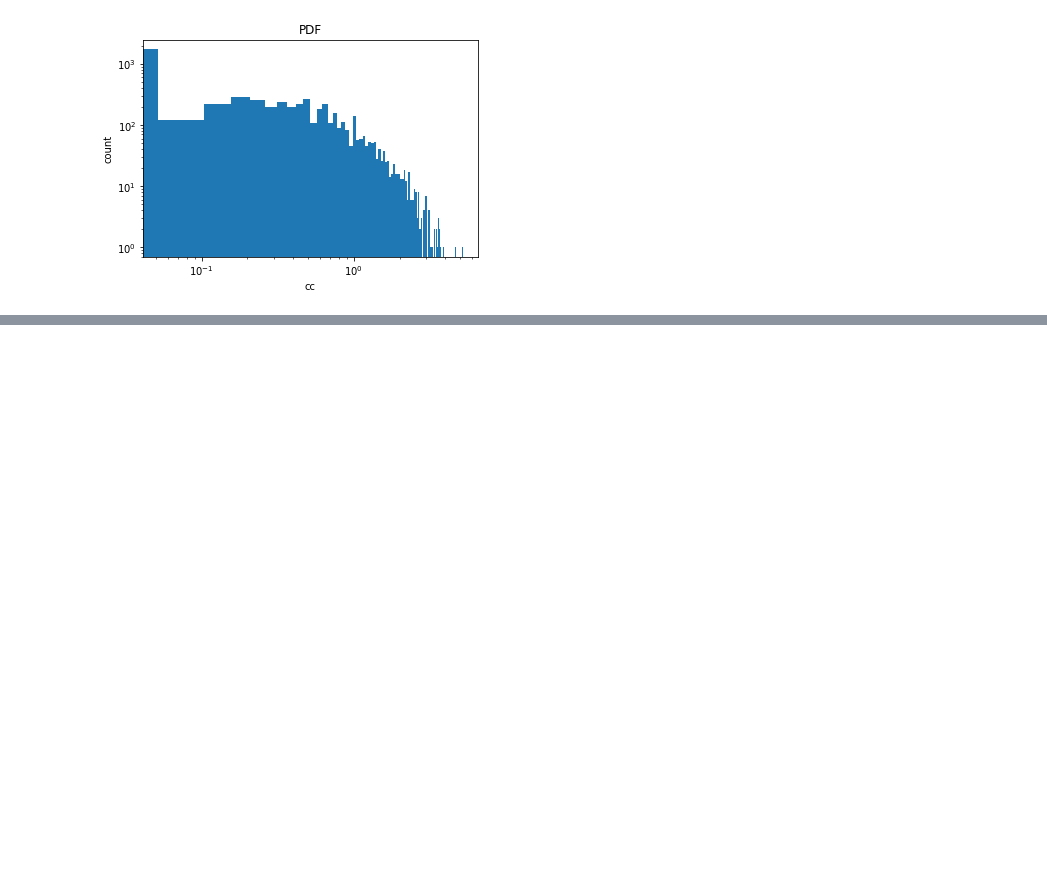
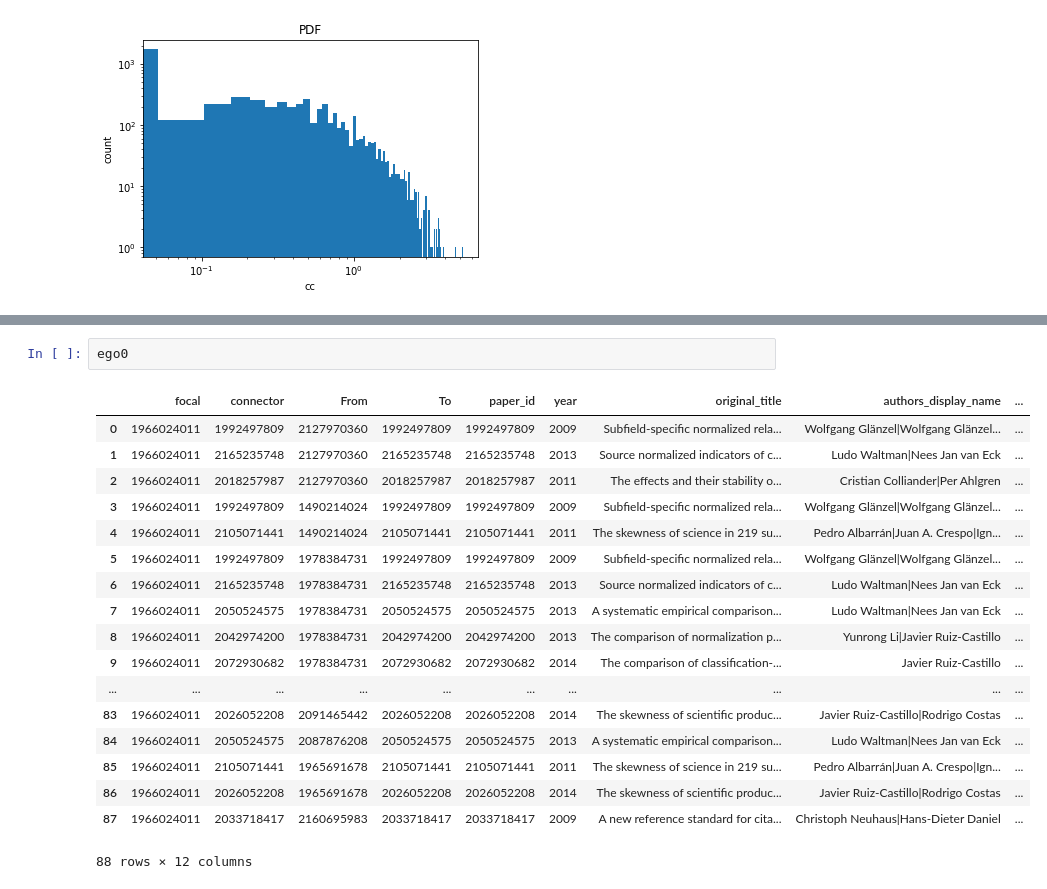
Before and after one commit to iuni-cadre/BetaDemoCode, a Jupyter notebook: demo_04.ipynb, the cells around one changed output, grey strips where cells are left out. Drawn from its saved outputs; the diff is of its cells as text; blank space fills up the shorter version.

```diff
--- a/demo_04.ipynb
+++ b/demo_04.ipynb
@@ -248,0 +281,21 @@ ego.describe().filter(sql.col("summary") == "count").show(20)
+# %%
+ego0
+# %% [output]
+|  | focal | connector | From | To | paper_id | year | original_title | authors_display_name | ... |
+| 0 | 1966024011 | 1992497809 | 2127970360 | 1992497809 | 1992497809 | 2009 | Subfield-specific normalized rela... | Wolfgang Glänzel|Wolfgang Glänzel... | ... |
+| 1 | 1966024011 | 2165235748 | 2127970360 | 2165235748 | 2165235748 | 2013 | Source normalized indicators of c... | Ludo Waltman|Nees Jan van Eck | ... |
+| 2 | 1966024011 | 2018257987 | 2127970360 | 2018257987 | 2018257987 | 2011 | The effects and their stability o... | Cristian Colliander|Per Ahlgren | ... |
+| 3 | 1966024011 | 1992497809 | 1490214024 | 1992497809 | 1992497809 | 2009 | Subfield-specific normalized rela... | Wolfgang Glänzel|Wolfgang Glänzel... | ... |
+| 4 | 1966024011 | 2105071441 | 1490214024 | 2105071441 | 2105071441 | 2011 | The skewness of science in 219 su... | Pedro Albarrán|Juan A. Crespo|Ign... | ... |
+| 5 | 1966024011 | 1992497809 | 1978384731 | 1992497809 | 1992497809 | 2009 | Subfield-specific normalized rela... | Wolfgang Glänzel|Wolfgang Glänzel... | ... |
+| 6 | 1966024011 | 2165235748 | 1978384731 | 2165235748 | 2165235748 | 2013 | Source normalized indicators of c... | Ludo Waltman|Nees Jan van Eck | ... |
+| 7 | 1966024011 | 2050524575 | 1978384731 | 2050524575 | 2050524575 | 2013 | A systematic empirical comparison... | Ludo Waltman|Nees Jan van Eck | ... |
+| 8 | 1966024011 | 2042974200 | 1978384731 | 2042974200 | 2042974200 | 2013 | The comparison of normalization p... | Yunrong Li|Javier Ruiz-Castillo | ... |
+| 9 | 1966024011 | 2072930682 | 1978384731 | 2072930682 | 2072930682 | 2014 | The comparison of classification-... | Javier Ruiz-Castillo | ... |
+| ... | ... | ... | ... | ... | ... | ... | ... | ... | ... |
+| 83 | 1966024011 | 2026052208 | 2091465442 | 2026052208 | 2026052208 | 2014 | The skewness of scientific produc... | Javier Ruiz-Castillo|Rodrigo Costas | ... |
+| 84 | 1966024011 | 2050524575 | 2087876208 | 2050524575 | 2050524575 | 2013 | A systematic empirical comparison... | Ludo Waltman|Nees Jan van Eck | ... |
+| 85 | 1966024011 | 2105071441 | 1965691678 | 2105071441 | 2105071441 | 2011 | The skewness of science in 219 su... | Pedro Albarrán|Juan A. Crespo|Ign... | ... |
+| 86 | 1966024011 | 2026052208 | 1965691678 | 2026052208 | 2026052208 | 2014 | The skewness of scientific produc... | Javier Ruiz-Castillo|Rodrigo Costas | ... |
+| 87 | 1966024011 | 2033718417 | 2160695983 | 2033718417 | 2033718417 | 2009 | A new reference standard for cita... | Christoph Neuhaus|Hans-Dieter Daniel | ... |
+88 rows × 12 columns
```
Also changed, not shown: parts of 5 cells of this notebook, 4 other files.
